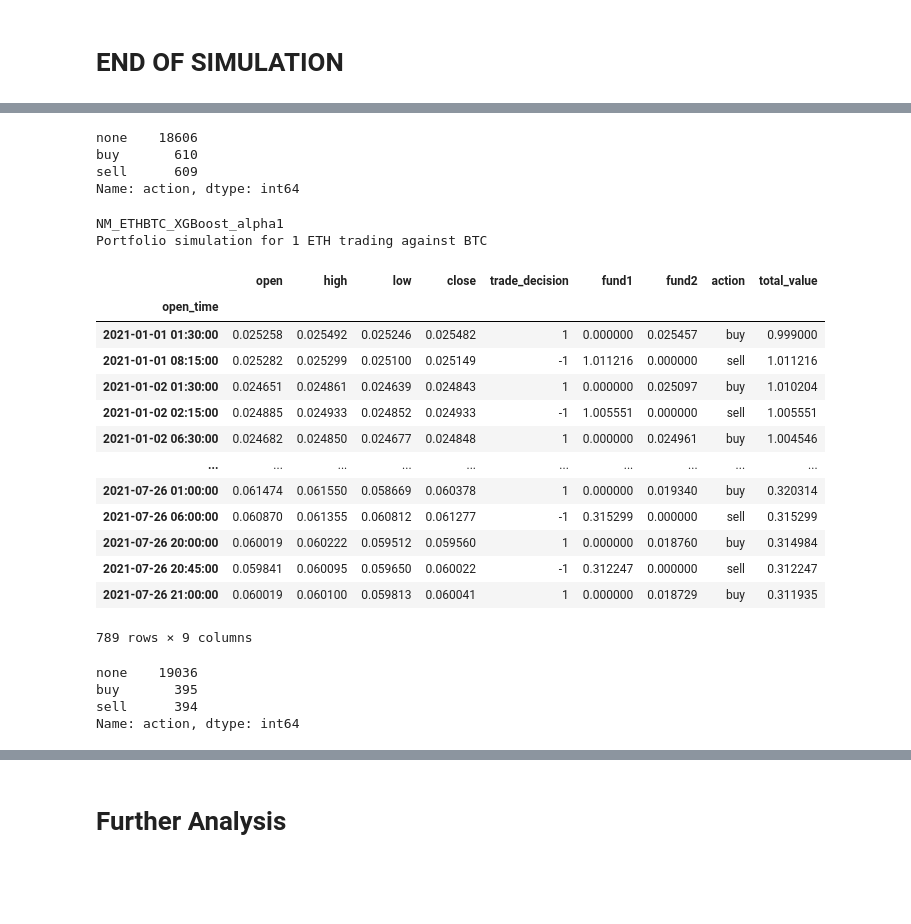
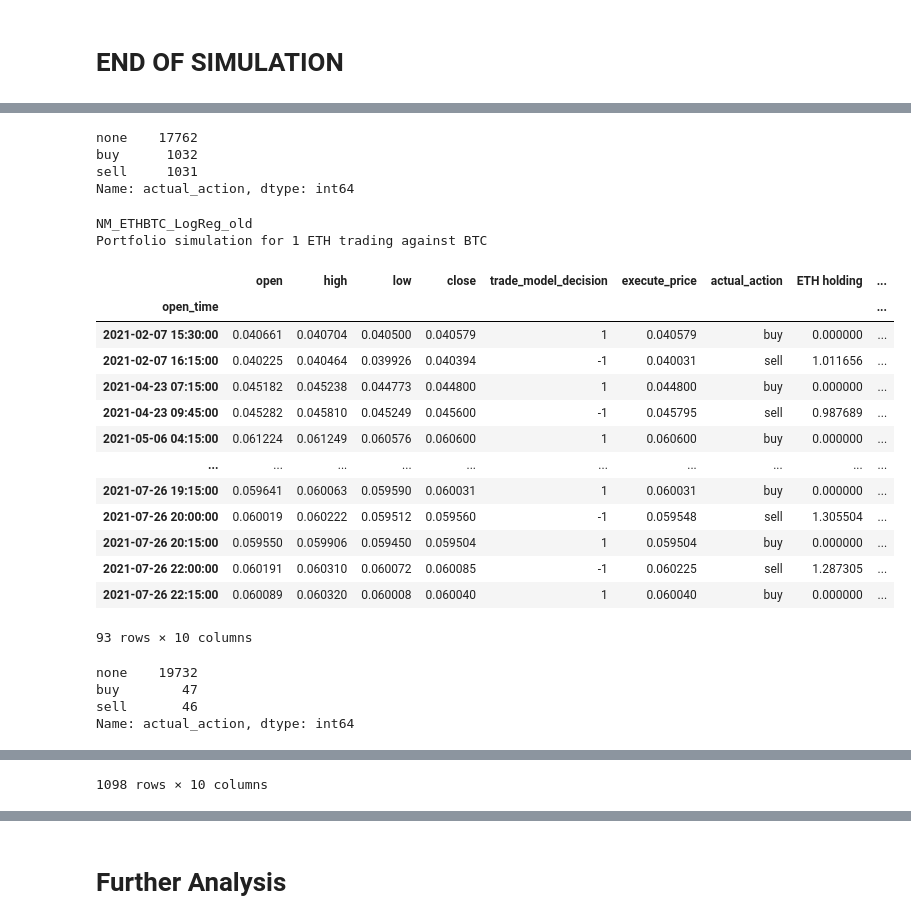
Before and after one commit to mads-swaps/swap-for-profit, a Jupyter notebook: aws/sam/mads-swap-app/swap_simulation/simulate_notebook_nm.ipynb, the cells around one changed output, grey strips where cells are left out. Saved outputs shown, nothing was run; the diff lists cells and outputs as text; code cells hidden in the pictures; blank space fills up the shorter version.

```diff
--- a/aws/sam/mads-swap-app/swap_simulation/simulate_notebook_nm.ipynb
+++ b/aws/sam/mads-swap-app/swap_simulation/simulate_notebook_nm.ipynb
@@ -269,16 +374,18 @@ def simulate_portfolio(start_time, end_time, portfolio):
             if batch_data[col].dtype.kind in ['b','O']:
                 batch_data[col] = batch_data[col].astype(int)
 
-        batch_model_decision = model.make_decision(batch_data[columns], extra_data, info_dict)
+        batch_model_decision, batch_execute_price = model.make_decision(batch_data[columns], extra_data, info_dict)
 
-        ref_data['trade_decision'] = batch_model_decision.values
+        ref_data['trade_model_decision'] = batch_model_decision.values
+
+        ref_data['execute_price'] = batch_execute_price.values
 
         all_output.append(ref_data)
         current_time = batch_close_time
 
     results = pd.concat(all_output)
 
-    results[['fund1','fund2','action']] = np.nan
+    results[['actual_action','fund1','fund2']] = np.nan
     cur_funds = [starting_funds,0]
     results.iloc[0, results.columns.get_loc('fund1')] = starting_funds
     results.iloc[0, results.columns.get_loc('fund2')] = 0
@@ -286,23 +393,26 @@ def simulate_portfolio(start_time, end_time, portfolio):
     print("...Simulating actions...")
 
     for x,r in results.iterrows():
-        if cur_funds[0] > 0:
-            if r['trade_decision'] == 1:
-                cur_funds[1] = ((cur_funds[0]-trading_fees_buy) * r['close']) * fee_multiplier
+        if cur_funds[0] > 0 and cur_funds[1] == 0:
+            if r['trade_model_decision'] > 0:
+                cur_funds[1] = ((cur_funds[0]-trading_fees_buy) * r['execute_price']) * fee_multiplier
                 cur_funds[0] = 0
                 results.loc[x,'fund1'] = cur_funds[0]
                 results.loc[x,'fund2'] = cur_funds[1]
-                results.loc[x,'action'] = 'buy'
-        else:
-            if r['trade_decision'] == -1:
-                cur_funds[0] = ((cur_funds[1]-trading_fees_sell) / r['close']) * fee_multiplier
+                results.loc[x,'actual_action'] = 'buy'
+        elif cur_funds[1] > 0 and cur_funds[0] == 0:
+            if r['trade_model_decision'] < 0:
+                cur_funds[0] = ((cur_funds[1]-trading_fees_sell) / r['execute_price']) * fee_multiplier
                 cur_funds[1] = 0
                 results.loc[x,'fund1'] = cur_funds[0]
                 results.loc[x,'fund2'] = cur_funds[1]
-                results.loc[x,'action'] = 'sell'
+                results.loc[x,'actual_action'] = 'sell'
+        else:
+            # you have run out of money!
+            pass
     results[['fund1','fund2']] = results[['fund1','fund2']].ffill()
     results['total_value'] = results['fund1'] + results['fund2'] / results['close']
-    results['action'] = results['action'].fillna('none')
+    results['actual_action'] = results['actual_action'].fillna('none')
     return portfolio_name, results
 # %% [markdown]
 # START OF SIMULATION
@@ -334,9 +462,9 @@ Final value: 0.31342233511663337
 # %% [markdown]
 # END OF SIMULATION
 # %%
-for k,v in simulation_results.items():
+for (k,v),p in zip(simulation_results.items(),portfolios):
     print(k)
     print(f"Portfolio simulation for {p['starting_funds']} {p['starting_coin']} trading against {p['pair_coin']}")
-    display(v[v['action']!='none'])
-    display(v['action'].value_counts())
+    display(v[v['actual_action']!='none'].rename(columns={'fund1':f"{p['starting_coin']} holding",'fund2':f"{p['pair_coin']} holding",'total_value':f'{p["starting_coin"]} value after trade'}))
+    display(v['actual_action'].value_counts())
 # %% [output]
@@ -359,24 +487,24 @@ Portfolio simulation for 1 ETH trading against BTC
-none    18606
-buy       610
-sell      609
-Name: action, dtype: int64
+none    17762
+buy      1032
+sell     1031
+Name: actual_action, dtype: int64
-NM_ETHBTC_XGBoost_alpha1
+NM_ETHBTC_LogReg_old
 Portfolio simulation for 1 ETH trading against BTC
-|  | open | high | low | close | trade_decision | fund1 | fund2 | action | total_value |
-| open_time |  |  |  |  |  |  |  |  |  |
-| 2021-01-01 01:30:00 | 0.025258 | 0.025492 | 0.025246 | 0.025482 | 1 | 0.000000 | 0.025457 | buy | 0.999000 |
-| 2021-01-01 08:15:00 | 0.025282 | 0.025299 | 0.025100 | 0.025149 | -1 | 1.011216 | 0.000000 | sell | 1.011216 |
-| 2021-01-02 01:30:00 | 0.024651 | 0.024861 | 0.024639 | 0.024843 | 1 | 0.000000 | 0.025097 | buy | 1.010204 |
-| 2021-01-02 02:15:00 | 0.024885 | 0.024933 | 0.024852 | 0.024933 | -1 | 1.005551 | 0.000000 | sell | 1.005551 |
-| 2021-01-02 06:30:00 | 0.024682 | 0.024850 | 0.024677 | 0.024848 | 1 | 0.000000 | 0.024961 | buy | 1.004546 |
+|  | open | high | low | close | trade_model_decision | execute_price | actual_action | ETH holding | ... |
+| open_time |  |  |  |  |  |  |  |  | ... |
+| 2021-02-07 15:30:00 | 0.040661 | 0.040704 | 0.040500 | 0.040579 | 1 | 0.040579 | buy | 0.000000 | ... |
+| 2021-02-07 16:15:00 | 0.040225 | 0.040464 | 0.039926 | 0.040394 | -1 | 0.040031 | sell | 1.011656 | ... |
+| 2021-04-23 07:15:00 | 0.045182 | 0.045238 | 0.044773 | 0.044800 | 1 | 0.044800 | buy | 0.000000 | ... |
+| 2021-04-23 09:45:00 | 0.045282 | 0.045810 | 0.045249 | 0.045600 | -1 | 0.045795 | sell | 0.987689 | ... |
+| 2021-05-06 04:15:00 | 0.061224 | 0.061249 | 0.060576 | 0.060600 | 1 | 0.060600 | buy | 0.000000 | ... |
 | ... | ... | ... | ... | ... | ... | ... | ... | ... | ... |
-| 2021-07-26 01:00:00 | 0.061474 | 0.061550 | 0.058669 | 0.060378 | 1 | 0.000000 | 0.019340 | buy | 0.320314 |
-| 2021-07-26 06:00:00 | 0.060870 | 0.061355 | 0.060812 | 0.061277 | -1 | 0.315299 | 0.000000 | sell | 0.315299 |
-| 2021-07-26 20:00:00 | 0.060019 | 0.060222 | 0.059512 | 0.059560 | 1 | 0.000000 | 0.018760 | buy | 0.314984 |
-| 2021-07-26 20:45:00 | 0.059841 | 0.060095 | 0.059650 | 0.060022 | -1 | 0.312247 | 0.000000 | sell | 0.312247 |
-| 2021-07-26 21:00:00 | 0.060019 | 0.060100 | 0.059813 | 0.060041 | 1 | 0.000000 | 0.018729 | buy | 0.311935 |
+| 2021-07-26 19:15:00 | 0.059641 | 0.060063 | 0.059590 | 0.060031 | 1 | 0.060031 | buy | 0.000000 | ... |
+| 2021-07-26 20:00:00 | 0.060019 | 0.060222 | 0.059512 | 0.059560 | -1 | 0.059548 | sell | 1.305504 | ... |
+| 2021-07-26 20:15:00 | 0.059550 | 0.059906 | 0.059450 | 0.059504 | 1 | 0.059504 | buy | 0.000000 | ... |
+| 2021-07-26 22:00:00 | 0.060191 | 0.060310 | 0.060072 | 0.060085 | -1 | 0.060225 | sell | 1.287305 | ... |
+| 2021-07-26 22:15:00 | 0.060089 | 0.060320 | 0.060008 | 0.060040 | 1 | 0.060040 | buy | 0.000000 | ... |
-789 rows × 9 columns
+93 rows × 10 columns
-none    19036
-buy       395
-sell      394
-Name: action, dtype: int64
+none    19732
+buy        47
+sell       46
+Name: actual_action, dtype: int64
@@ -382,0 +526 @@ Name: action, dtype: int64
+1098 rows × 10 columns
```
Also changed, not shown: parts of 18 cells of this notebook, 8 other files.
